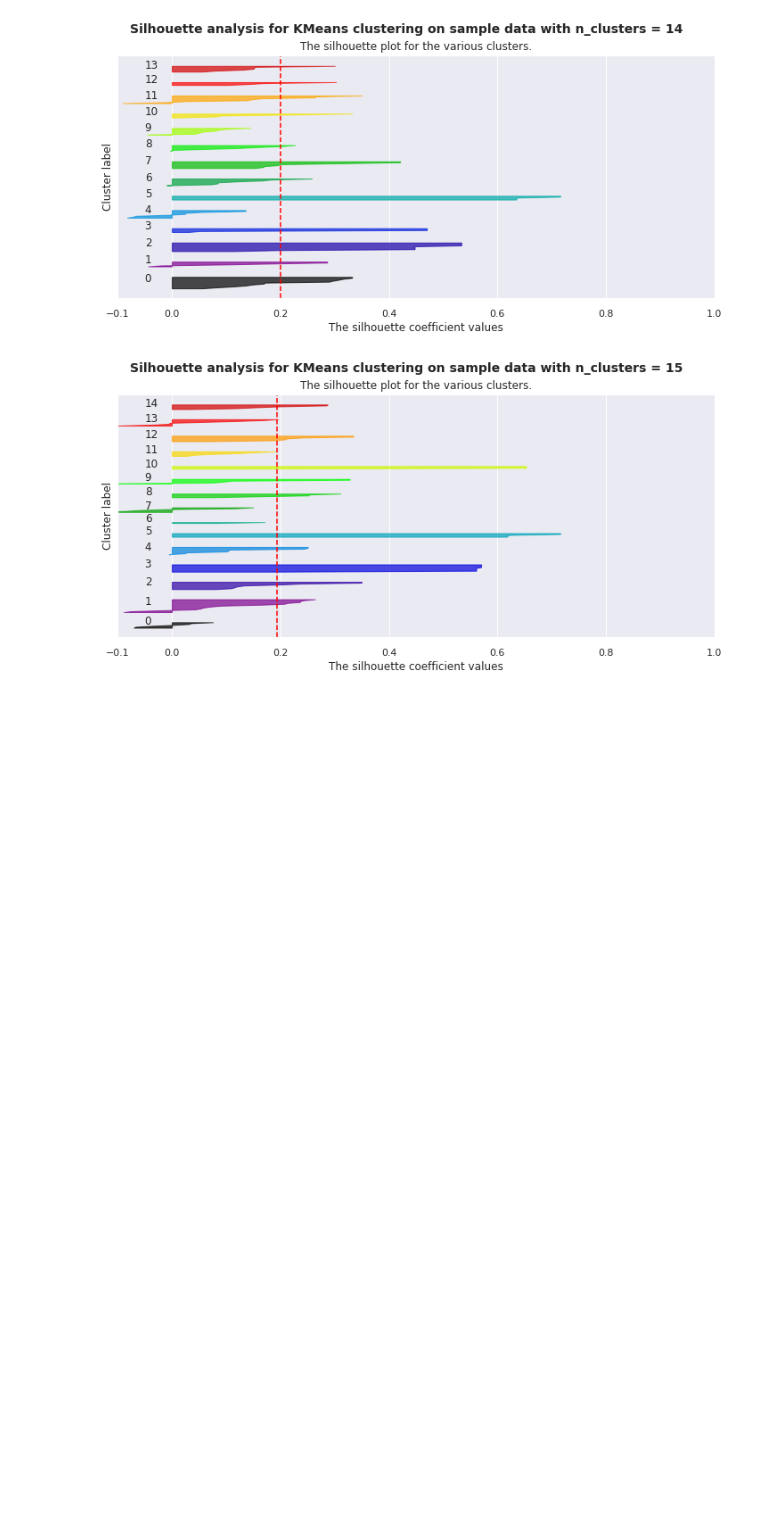
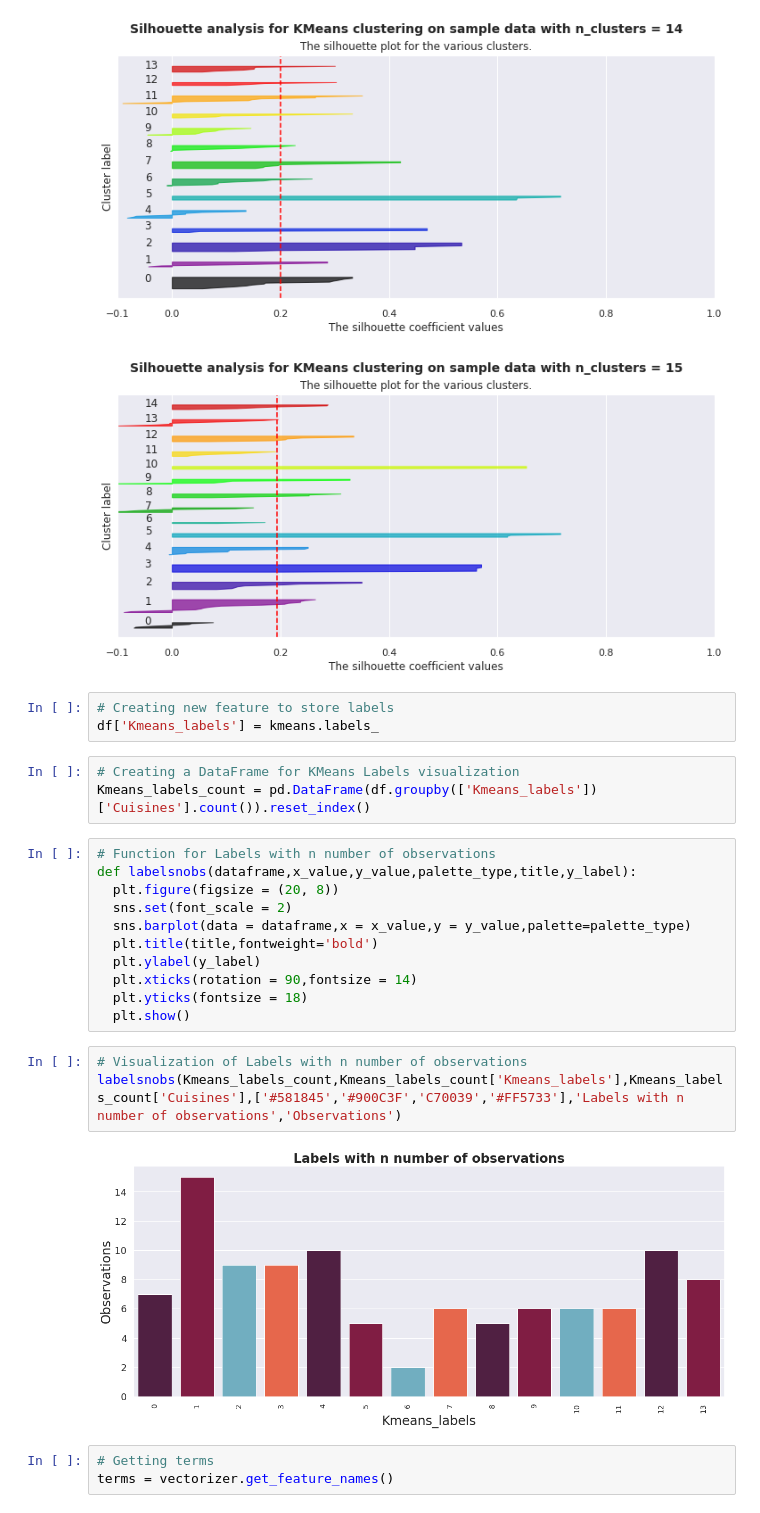
Before and after one commit to Sriharish19/SH_Zomato-Restaurant-Clustering-and-Sentiment-Analysis, a Jupyter notebook: SH_Zomato_Restaurant_Clustering_and_Sentiment_Analysis.ipynb, the cells around one changed output. Drawn from its saved outputs; the diff is of its cells as text; blank space fills up the shorter version.

```diff
--- a/SH_Zomato_Restaurant_Clustering_and_Sentiment_Analysis.ipynb
+++ b/SH_Zomato_Restaurant_Clustering_and_Sentiment_Analysis.ipynb
@@ -553,3 +553,28 @@ For n_clusters = 15 The average silhouette_score is : 0.1945
 [figure]
 [figure]
 [figure]
+# %%
+# Creating new feature to store labels
+df['Kmeans_labels'] = kmeans.labels_
+# %%
+# Creating a DataFrame for KMeans Labels visualization
+Kmeans_labels_count = pd.DataFrame(df.groupby(['Kmeans_labels'])['Cuisines'].count()).reset_index()
+# %%
+# Function for Labels with n number of observations
+def labelsnobs(dataframe,x_value,y_value,palette_type,title,y_label):
+  plt.figure(figsize = (20, 8))
+  sns.set(font_scale = 2)
+  sns.barplot(data = dataframe,x = x_value,y = y_value,palette=palette_type)
+  plt.title(title,fontweight='bold')
+  plt.ylabel(y_label)
+  plt.xticks(rotation = 90,fontsize = 14)
+  plt.yticks(fontsize = 18)
+  plt.show()
+# %%
+# Visualization of Labels with n number of observations
+labelsnobs(Kmeans_labels_count,Kmeans_labels_count['Kmeans_labels'],Kmeans_labels_count['Cuisines'],['#581845','#900C3F','C70039','#FF5733'],'Labels with n number of observations','Observations')
+# %% [output]
+[figure, added]
+# %%
+# Getting terms
+terms = vectorizer.get_feature_names()
```
Also changed, not shown: parts of 12 cells of this notebook.
